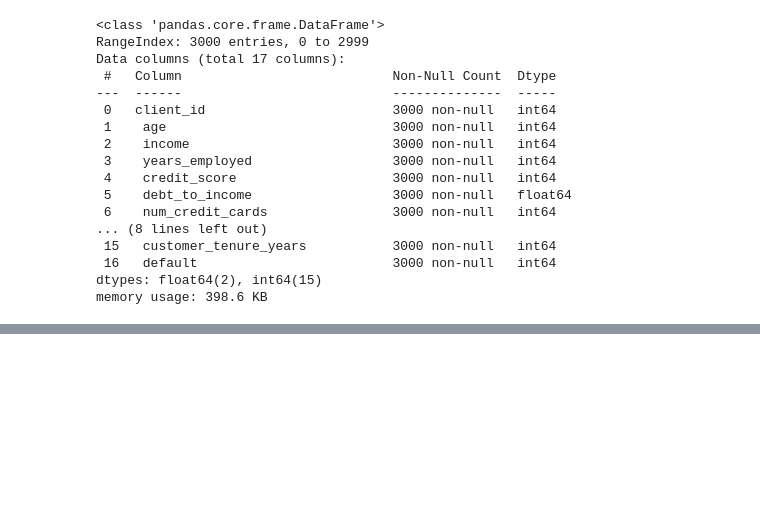
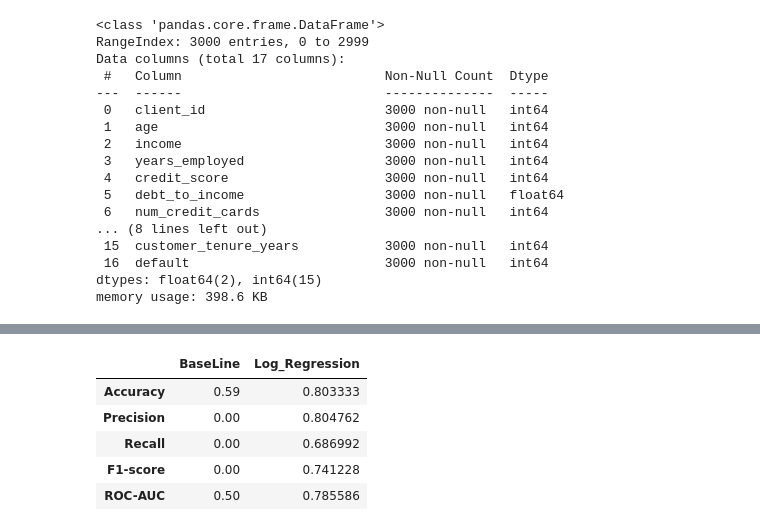
Before and after one commit to ermakinho/a-ermakov, a Jupyter notebook: homeworks/HW05/HW05.ipynb, the cells around one changed output, grey strips where cells are left out. Saved outputs shown, nothing was run; the diff lists cells and outputs as text; code cells hidden in the pictures; blank space fills up the shorter version.

```diff
--- a/homeworks/HW05/HW05.ipynb
+++ b/homeworks/HW05/HW05.ipynb
@@ -102,0 +215,18 @@ X_train, X_val, y_train, y_val = train_test_split(
+# %%
+comparison = {
+    'Accuracy': [accuracy_score(y_test, y_test_pred_baseline), accuracy_score(y_test, y_test_pred)],
+    'Precision': [precision_score(y_test, y_test_pred_baseline, zero_division=0), precision_score(y_test, y_test_pred, zero_division=0)],
+    'Recall': [recall_score(y_test, y_test_pred_baseline, zero_division=0), recall_score(y_test, y_test_pred, zero_division=0)],
+    'F1-score': [f1_score(y_test, y_test_pred_baseline, zero_division=0), f1_score(y_test, y_test_pred, zero_division=0)],
+    'ROC-AUC': [roc_auc_score(y_test, y_test_pred_baseline), roc_auc_score(y_test, y_test_pred)]
+}
+comparison_pd = pd.DataFrame(comparison , index=['BaseLine', 'Log_Regression']).T
+comparison_pd.to_csv('artifacts/comparison.csv')
+comparison_pd
+# %% [output]
+|  | BaseLine | Log_Regression |
+| Accuracy | 0.59 | 0.803333 |
+| Precision | 0.00 | 0.804762 |
+| Recall | 0.00 | 0.686992 |
+| F1-score | 0.00 | 0.741228 |
+| ROC-AUC | 0.50 | 0.785586 |
```
Also changed, not shown: parts of 16 cells of this notebook, 3 other files.
